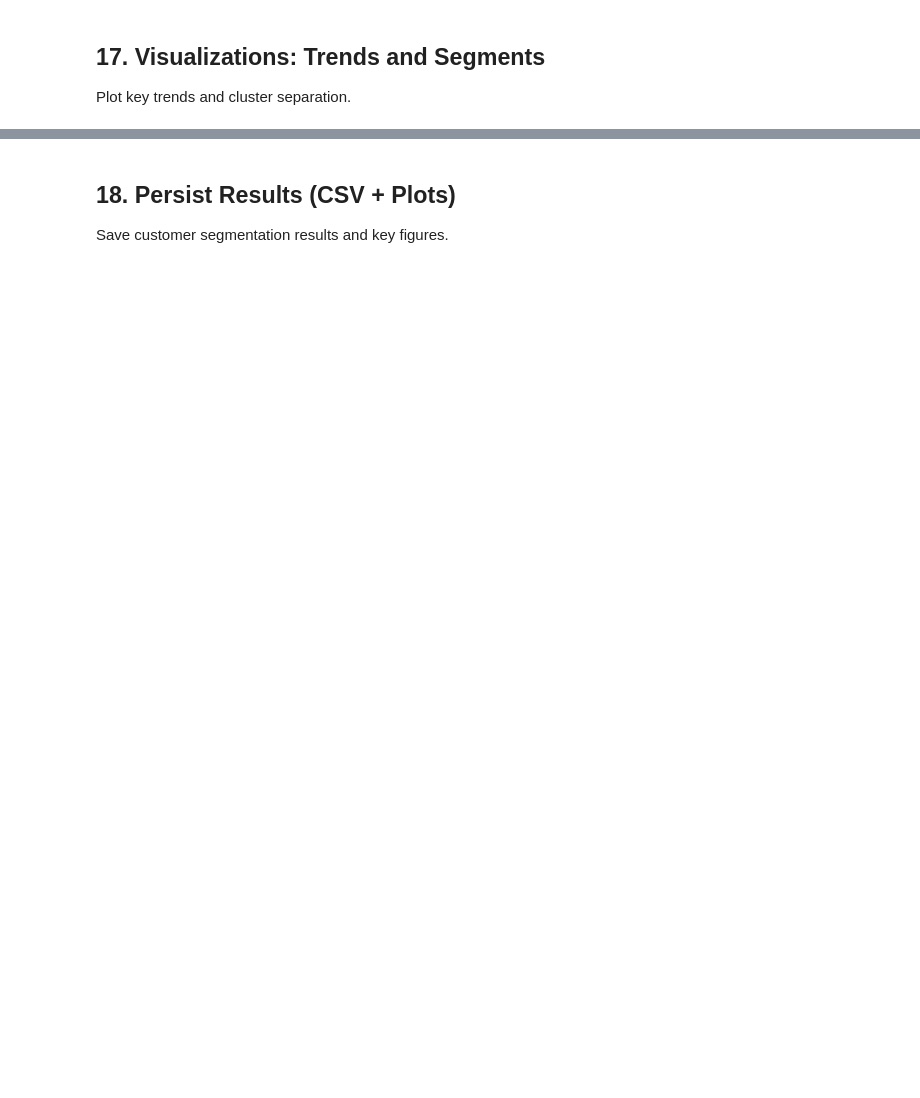
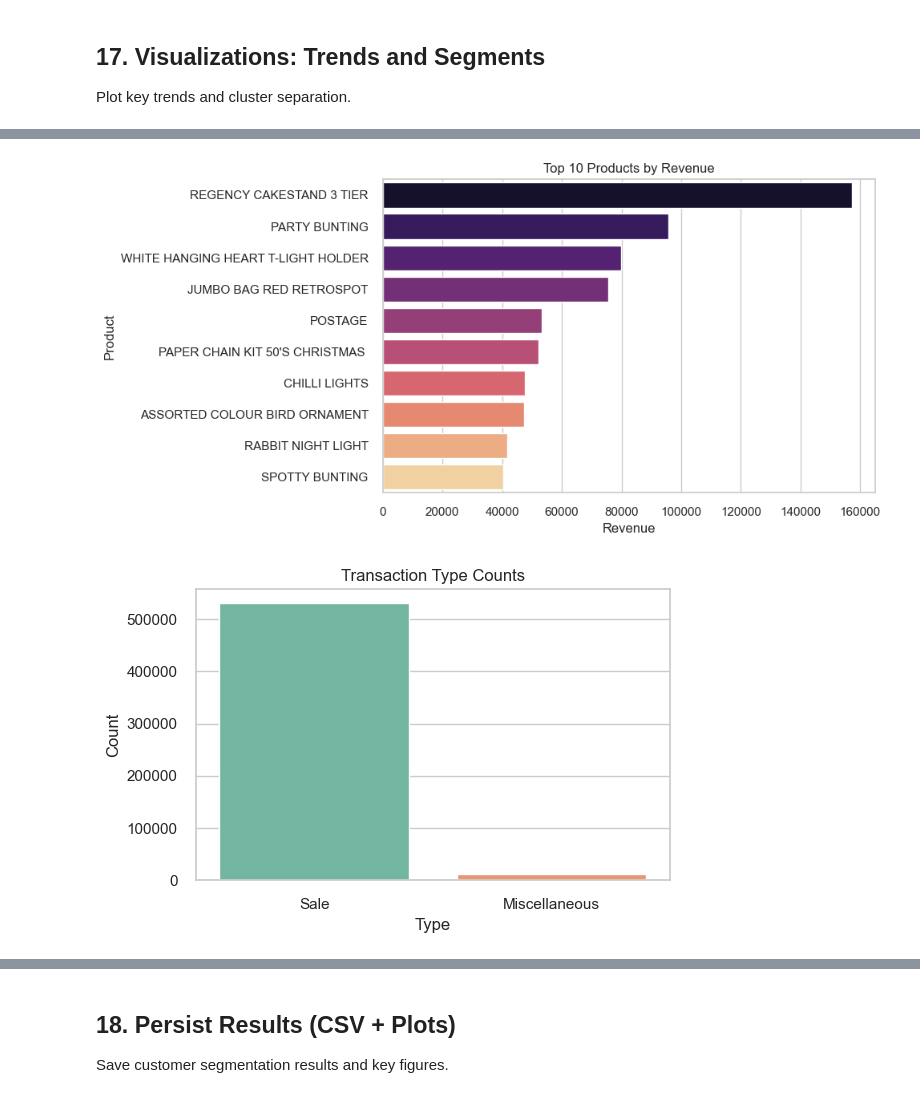
Before and after one commit to pratheekdk9919/Reply-Open-Day-Munich-, a Jupyter notebook: Replyopenday_merged_final.ipynb, the cells around one changed output, grey strips where cells are left out. Cells and saved outputs as stored; diff of their text form; code cells hidden in the pictures; blank space fills up the shorter version.

```diff
--- a/Replyopenday_merged_final.ipynb
+++ b/Replyopenday_merged_final.ipynb
@@ -480,23 +768,27 @@ plt.show()
 # %%
 # Top 10 Products by Revenue
 prod_rev = df.groupby('Description')['Revenue'].sum().sort_values(ascending=False).head(10)
 fig, ax = plt.subplots(figsize=(10,5))
-sns.barplot(x=prod_rev.values, y=prod_rev.index, palette='magma', ax=ax)
+# Assign hue to avoid palette deprecation; hide legend
+sns.barplot(x=prod_rev.values, y=prod_rev.index, hue=prod_rev.index, palette='magma', legend=False, ax=ax)
 ax.set_title('Top 10 Products by Revenue')
 ax.set_xlabel('Revenue')
 ax.set_ylabel('Product')
 plt.tight_layout()
 plt.show()
 
 # Transaction Type Counts
 fig, ax = plt.subplots(figsize=(6,4))
 tran_counts = df['Transaction_Type'].value_counts()
-sns.barplot(x=tran_counts.index, y=tran_counts.values, palette='Set2', ax=ax)
+sns.barplot(x=tran_counts.index, y=tran_counts.values, hue=tran_counts.index, palette='Set2', legend=False, ax=ax)
 ax.set_title('Transaction Type Counts')
 ax.set_xlabel('Type')
 ax.set_ylabel('Count')
 plt.tight_layout()
 plt.show()
+# %% [output]
+[figure, added]
+[figure, added]
 # %%
 # Customer Segments: Scatter and Counts
 # Scatter: TotalAmountSpent vs PurchaseFrequency colored by cluster
```
Also changed, not shown: parts of 20 cells of this notebook, 8 other files.
